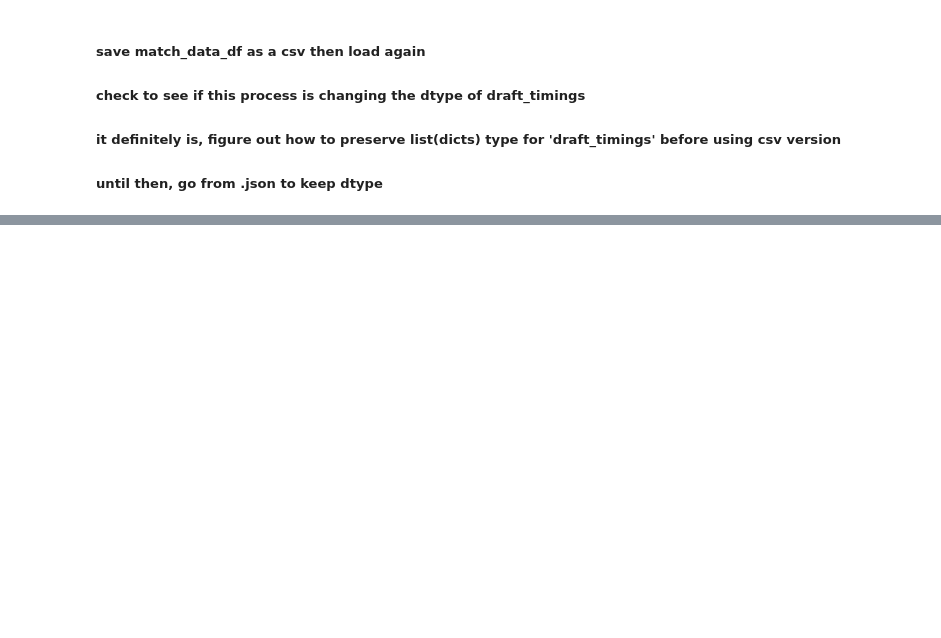
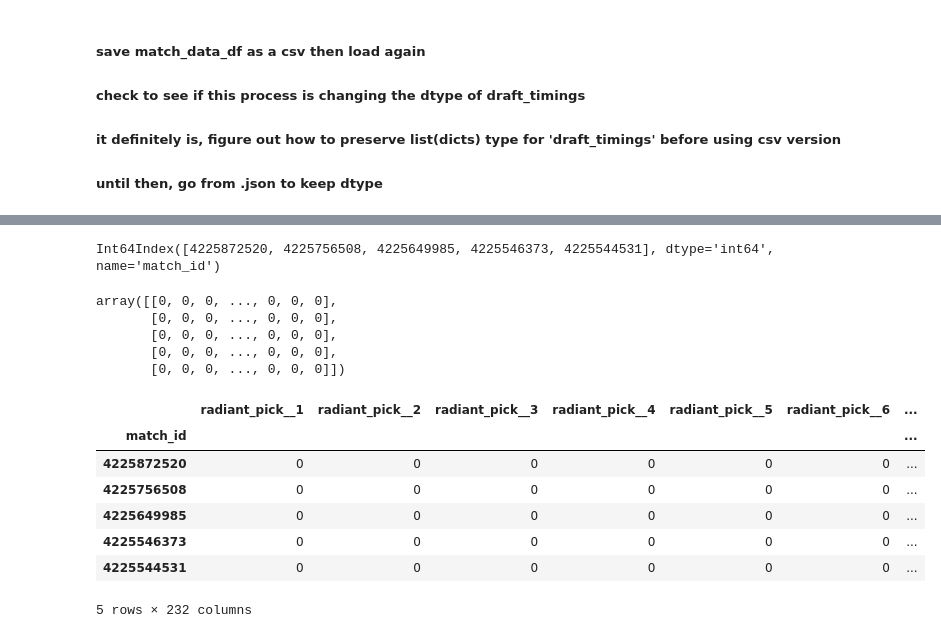
Before and after one commit to CowardlyBattleCat/DotaScience, a Jupyter notebook: DotaScience_EDA.ipynb, the cells around one changed output, grey strips where cells are left out. Cells and saved outputs as stored; diff of their text form; code cells hidden in the pictures; blank space fills up the shorter version.

```diff
--- a/DotaScience_EDA.ipynb
+++ b/DotaScience_EDA.ipynb
@@ -1120,0 +1127,13 @@ match_data_df = pd.read_csv('data/match_data_df.csv',
+# %%
+hero_ids = list(full_hero_data_df.index.values)
+# %%
+def make_hero_pick_col_names(hero_ids: List[int]) -> List[str]:
+        hero_pick_col_names = []
+        sides = ['radiant', 'dire']
+        for side in sides:
+            for id in hero_ids:
+                side_hero_pick = f'{side}_pick__{id}'
+                hero_pick_col_names.append(side_hero_pick)
+        return hero_pick_col_names
+# %%
+hero_pick_col_names = make_hero_pick_col_names(hero_ids)
@@ -1172,0 +1255,24 @@ sample_md_df[['draft_timings']].iloc[3][0][:7]
+# %%
+sample_md_df.index
+# %% [output]
+Int64Index([4225872520, 4225756508, 4225649985, 4225546373, 4225544531], dtype='int64', name='match_id')
+# %%
+zero_array = np.zeros(shape=(5, 232), dtype=int)
+# %% [output]
+array([[0, 0, 0, ..., 0, 0, 0],
+       [0, 0, 0, ..., 0, 0, 0],
+       [0, 0, 0, ..., 0, 0, 0],
+       [0, 0, 0, ..., 0, 0, 0],
+       [0, 0, 0, ..., 0, 0, 0]])
+# %%
+empty_hero_pick_df = pd.DataFrame(zero_array, index=sample_md_df.index, columns=hero_pick_col_names)
+empty_hero_pick_df
+# %% [output]
+|  | radiant_pick__1 | radiant_pick__2 | radiant_pick__3 | radiant_pick__4 | radiant_pick__5 | radiant_pick__6 | ... |
+| match_id |  |  |  |  |  |  | ... |
+| 4225872520 | 0 | 0 | 0 | 0 | 0 | 0 | ... |
+| 4225756508 | 0 | 0 | 0 | 0 | 0 | 0 | ... |
+| 4225649985 | 0 | 0 | 0 | 0 | 0 | 0 | ... |
+| 4225546373 | 0 | 0 | 0 | 0 | 0 | 0 | ... |
+| 4225544531 | 0 | 0 | 0 | 0 | 0 | 0 | ... |
+5 rows × 232 columns
```
Also changed, not shown: parts of 18 cells of this notebook.
